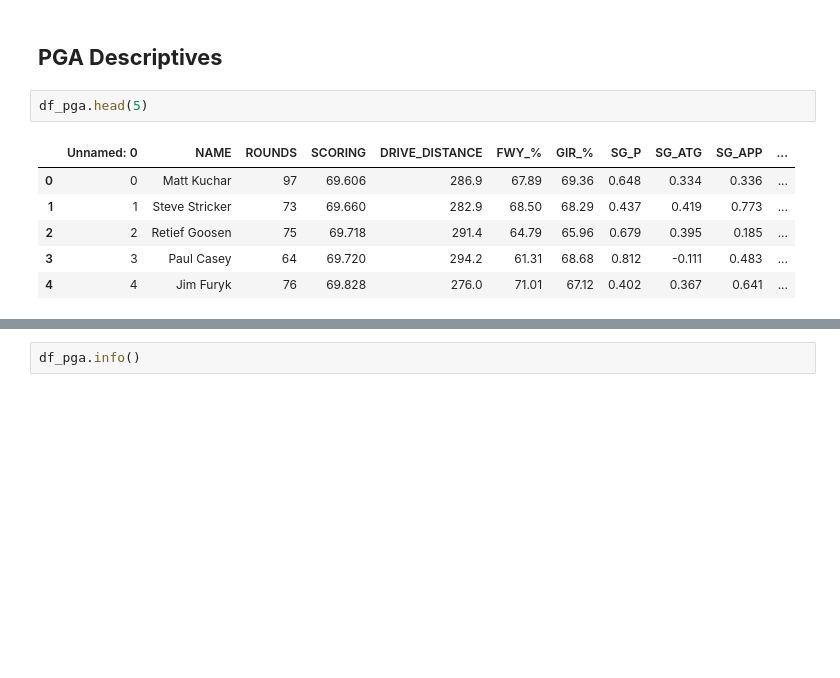
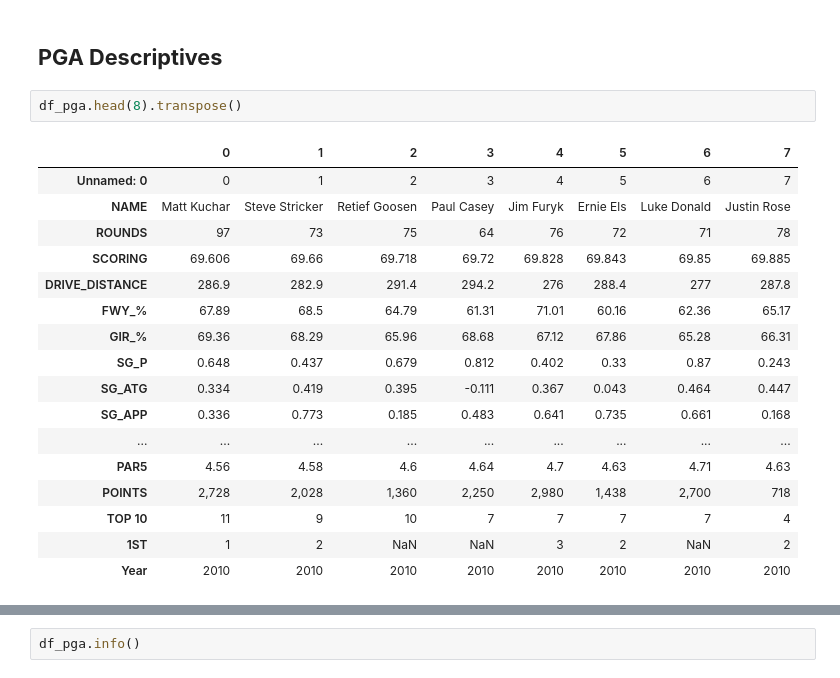
Before and after one commit to jonathannocek/pga-data-analysis, a Jupyter notebook: pga_data_analysis.ipynb, the cells around one changed output, grey strips where cells are left out. Saved outputs shown, nothing was run; the diff lists cells and outputs as text; blank space fills up the shorter version.

```diff
--- a/pga_data_analysis.ipynb
+++ b/pga_data_analysis.ipynb
@@ -87,12 +88,23 @@ Mounted at /content/drive
 # %% [markdown]
 ## **PGA Descriptives**
 # %%
-df_pga.head(5)
+df_pga.head(8).transpose()
 # %% [output]
-|  | Unnamed: 0 | NAME | ROUNDS | SCORING | DRIVE_DISTANCE | FWY_% | GIR_% | SG_P | SG_ATG | SG_APP | ... |
-| 0 | 0 | Matt Kuchar | 97 | 69.606 | 286.9 | 67.89 | 69.36 | 0.648 | 0.334 | 0.336 | ... |
-| 1 | 1 | Steve Stricker | 73 | 69.660 | 282.9 | 68.50 | 68.29 | 0.437 | 0.419 | 0.773 | ... |
-| 2 | 2 | Retief Goosen | 75 | 69.718 | 291.4 | 64.79 | 65.96 | 0.679 | 0.395 | 0.185 | ... |
-| 3 | 3 | Paul Casey | 64 | 69.720 | 294.2 | 61.31 | 68.68 | 0.812 | -0.111 | 0.483 | ... |
-| 4 | 4 | Jim Furyk | 76 | 69.828 | 276.0 | 71.01 | 67.12 | 0.402 | 0.367 | 0.641 | ... |
+|  | 0 | 1 | 2 | 3 | 4 | 5 | 6 | 7 |
+| Unnamed: 0 | 0 | 1 | 2 | 3 | 4 | 5 | 6 | 7 |
+| NAME | Matt Kuchar | Steve Stricker | Retief Goosen | Paul Casey | Jim Furyk | Ernie Els | Luke Donald | Justin Rose |
+| ROUNDS | 97 | 73 | 75 | 64 | 76 | 72 | 71 | 78 |
+| SCORING | 69.606 | 69.66 | 69.718 | 69.72 | 69.828 | 69.843 | 69.85 | 69.885 |
+| DRIVE_DISTANCE | 286.9 | 282.9 | 291.4 | 294.2 | 276 | 288.4 | 277 | 287.8 |
+| FWY_% | 67.89 | 68.5 | 64.79 | 61.31 | 71.01 | 60.16 | 62.36 | 65.17 |
+| GIR_% | 69.36 | 68.29 | 65.96 | 68.68 | 67.12 | 67.86 | 65.28 | 66.31 |
+| SG_P | 0.648 | 0.437 | 0.679 | 0.812 | 0.402 | 0.33 | 0.87 | 0.243 |
+| SG_ATG | 0.334 | 0.419 | 0.395 | -0.111 | 0.367 | 0.043 | 0.464 | 0.447 |
+| SG_APP | 0.336 | 0.773 | 0.185 | 0.483 | 0.641 | 0.735 | 0.661 | 0.168 |
+| ... | ... | ... | ... | ... | ... | ... | ... | ... |
+| PAR5 | 4.56 | 4.58 | 4.6 | 4.64 | 4.7 | 4.63 | 4.71 | 4.63 |
+| POINTS | 2,728 | 2,028 | 1,360 | 2,250 | 2,980 | 1,438 | 2,700 | 718 |
+| TOP 10 | 11 | 9 | 10 | 7 | 7 | 7 | 7 | 4 |
+| 1ST | 1 | 2 | NaN | NaN | 3 | 2 | NaN | 2 |
+| Year | 2010 | 2010 | 2010 | 2010 | 2010 | 2010 | 2010 | 2010 |
 # %%
```
Also changed, not shown: parts of 14 cells of this notebook.
